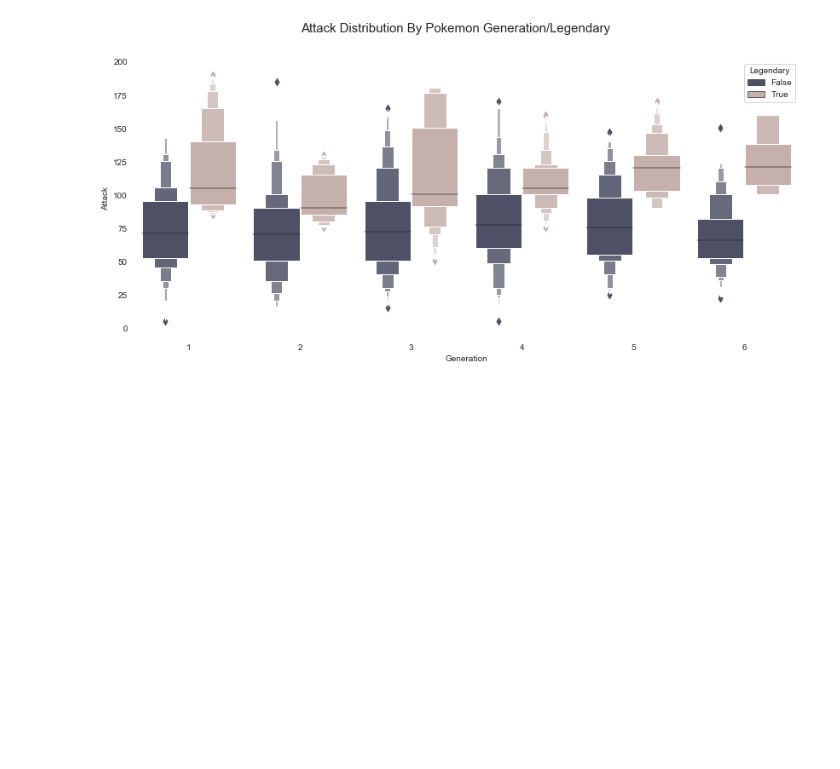
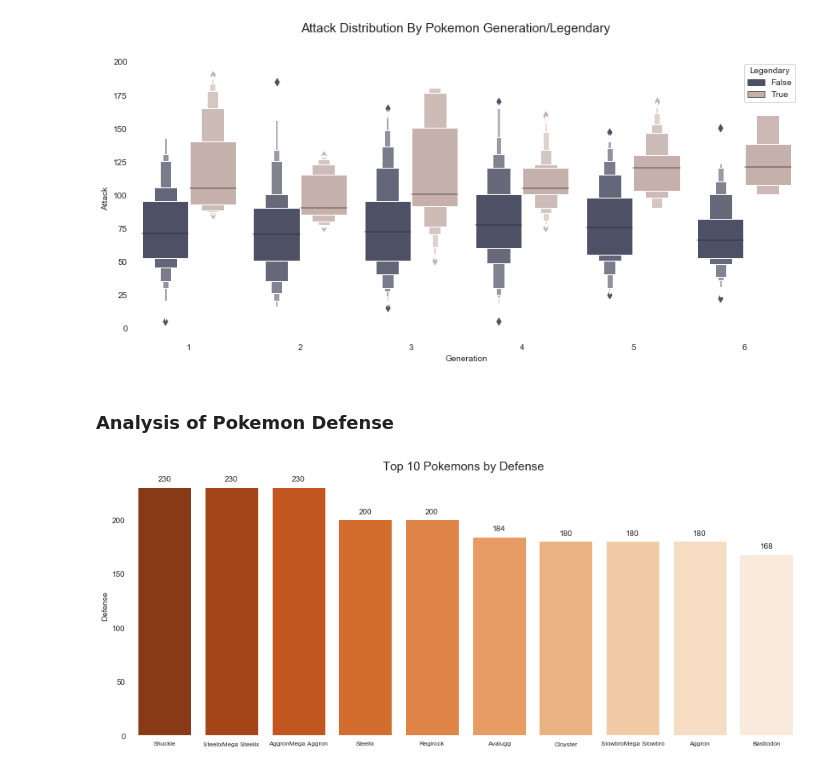
Before and after one commit to JakubPluta/EDA-ML, a Jupyter notebook: Pokemon EDA.ipynb, the cells around one changed output. Cells and saved outputs as stored; diff of their text form; code cells hidden in the pictures; blank space fills up the shorter version.

```diff
--- a/Pokemon EDA.ipynb
+++ b/Pokemon EDA.ipynb
@@ -323,3 +323,19 @@ sns.despine(bottom=True,left=True)
 plt.suptitle('Attack Distribution By Pokemon Generation/Legendary',fontsize=15);
 # %% [output]
 [figure]
+# %% [markdown]
+### Analysis of Pokemon Defense
+# %%
+#data[['Name','Attack']].sort_values(by='Attack',ascending=False).head(10)
+plt.figure(figsize=(15,6))
+ax03 = sns.barplot(x=data[['Name','Defense']].sort_values(by='Defense',ascending=False).head(10)['Name'],
+            y=data[['Name','Defense']].sort_values(by='Defense',ascending=False).head(10)['Defense'],palette='Oranges_r')
+sns.despine(bottom=True,left=True)
+ax03.set_xlabel('');
+plt.xticks(fontsize=8)
+for p in ax03.patches:
+    ax03.annotate("%.0f" % p.get_height(), (p.get_x() + p.get_width() / 2, p.get_height()), ha='center',
+                 va='center', xytext=(0, 10), textcoords='offset points')
+ax03.set_title('Top 10 Pokemons by Defense ', fontsize=15);
+# %% [output]
+[figure, added]
```
Also changed, not shown: parts of 14 cells of this notebook.
